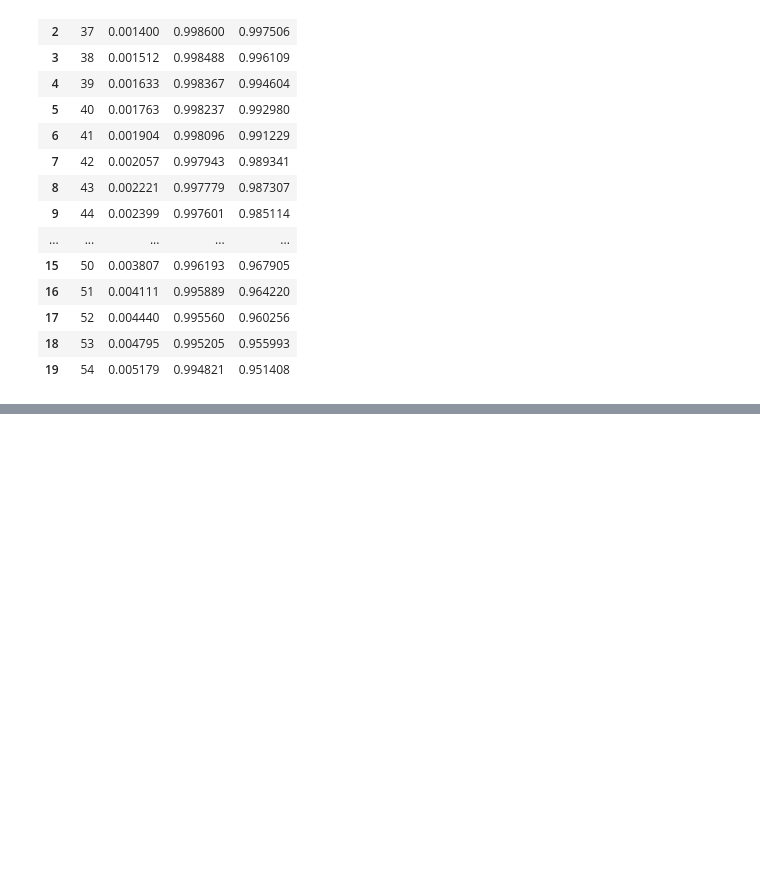
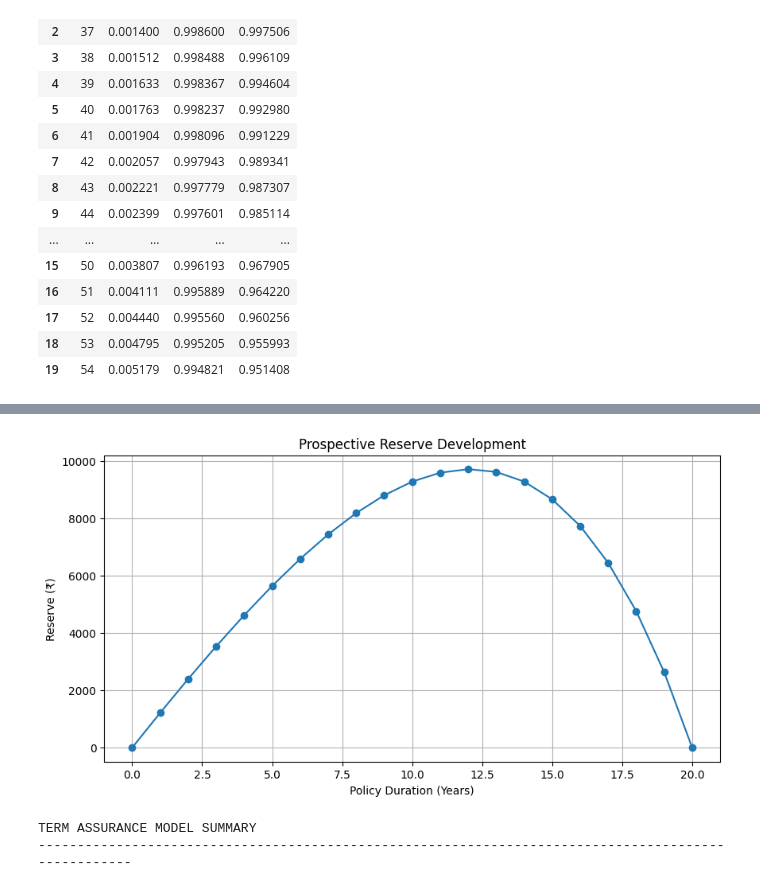
Before and after one commit to Pathaan/AI-Actuarial-Calculator, a Jupyter notebook: notebooks/term_assurance.ipynb, the cells around one changed output, grey strips where cells are left out. Saved outputs shown, nothing was run; the diff lists cells and outputs as text; code cells hidden in the pictures; blank space fills up the shorter version.

```diff
--- a/notebooks/term_assurance.ipynb
+++ b/notebooks/term_assurance.ipynb
@@ -125,0 +227,34 @@ EPV of Benefits: ₹29,618.88
+# %%
+import matplotlib.pyplot as plt
+
+plt.figure(figsize=(10, 5))
+
+plt.plot(
+    reserve_df["Duration"],
+    reserve_df["Reserve"],
+    marker="o"
+)
+
+plt.title("Prospective Reserve Development")
+plt.xlabel("Policy Duration (Years)")
+plt.ylabel("Reserve (₹)")
+plt.grid(True)
+
+plt.show()
+# %% [output]
+[figure, added]
+# %%
+print("TERM ASSURANCE MODEL SUMMARY")
+print("-" * 100)
+
+print(input(f"Entry Age: {ENTRY_AGE}"))
+print(f"Policy Term: {POLICY_TERM} years")
+print(f"Sum Assured: ₹{SUM_ASSURED:,.2f}")
+print(f"Interest Rate: {INTEREST_RATE:.2%}")
+print(f"Annual Net Premium: ₹{annual_premium:,.2f}")
+
+print(f"\nInitial Reserve: ₹{reserve_df.iloc[0]['Reserve']:,.2f}")
+print(f"Final Reserve: ₹{reserve_df.iloc[-1]['Reserve']:,.2f}")
+# %% [output]
+TERM ASSURANCE MODEL SUMMARY
+----------------------------------------------------------------------------------------------------
```
Also changed, not shown: parts of 6 cells of this notebook, 1 other file.
